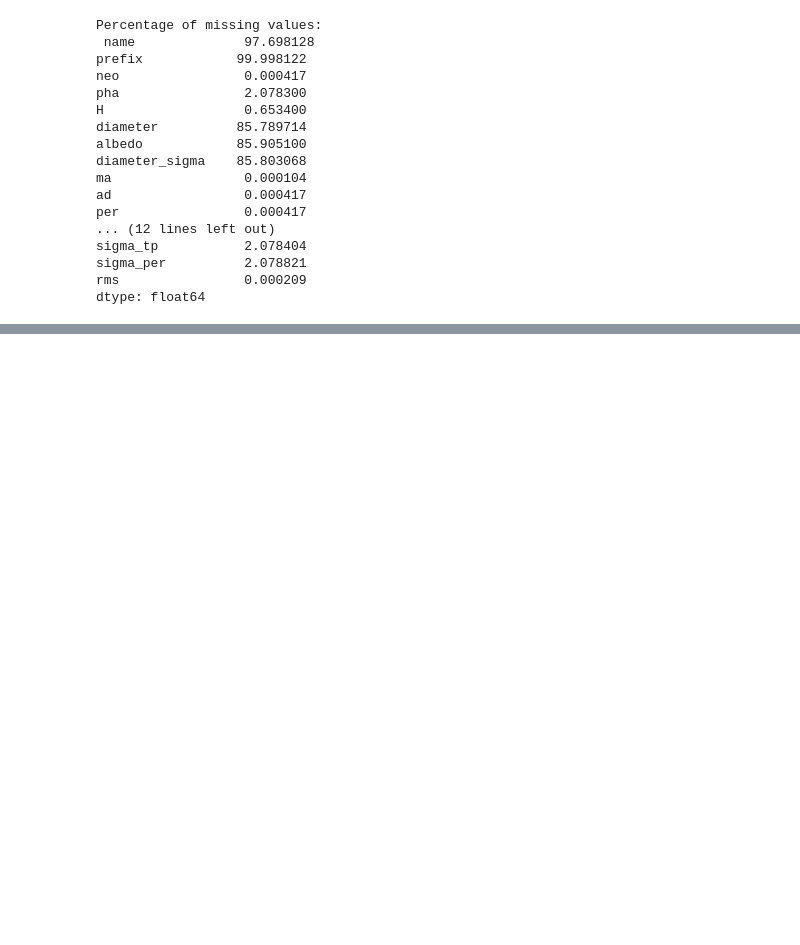
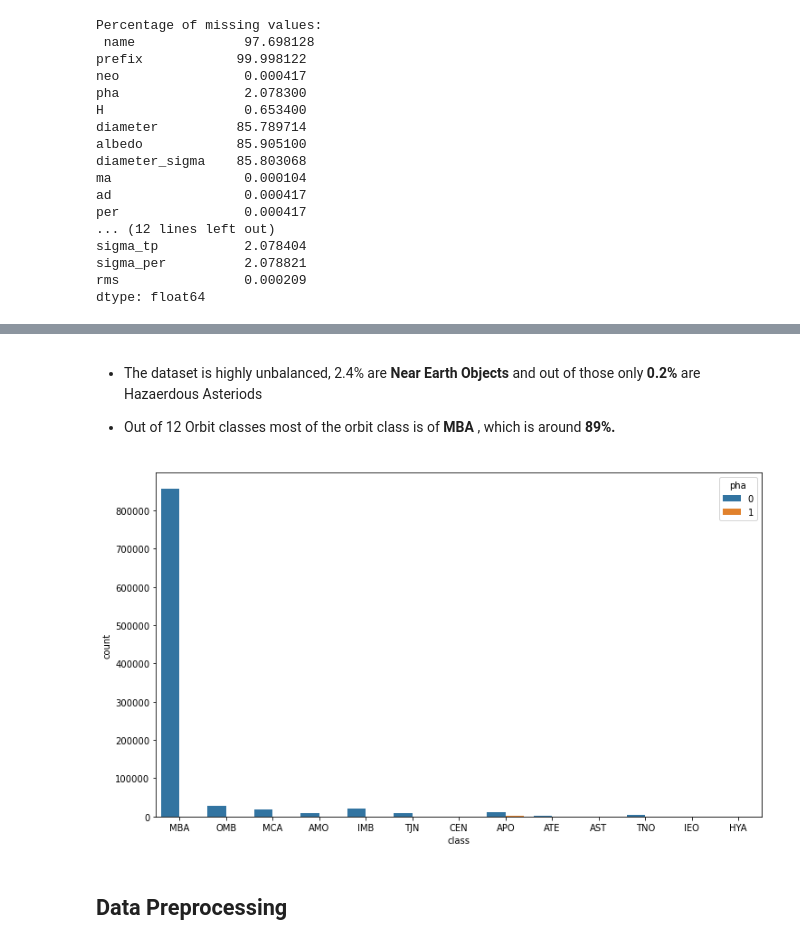
Before and after one commit to Mr-Dheer/Data-Mining, a Jupyter notebook: original.ipynb, the cells around one changed output, grey strips where cells are left out. Cells and saved outputs as stored; diff of their text form; code cells hidden in the pictures; blank space fills up the shorter version.

```diff
--- a/original.ipynb
+++ b/original.ipynb
@@ -161,0 +203,12 @@ ETC(20)
+# %% [markdown]
+- The dataset is highly unbalanced, 2.4% are **Near Earth Objects** and out of those only **0.2%** are Hazaerdous Asteriods
+
+-  Out of 12 Orbit classes most of the orbit class is  of  **MBA** , which is around **89%.**
+# %%
+fig, ax = plt.subplots(figsize=(12, 7))
+sns.countplot(x='class', hue='pha', data=df, ax=ax)
+plt.show()
+# %% [output]
+[figure, added]
+# %% [markdown]
+## Data Preprocessing
```
Also changed, not shown: parts of 18 cells of this notebook.
